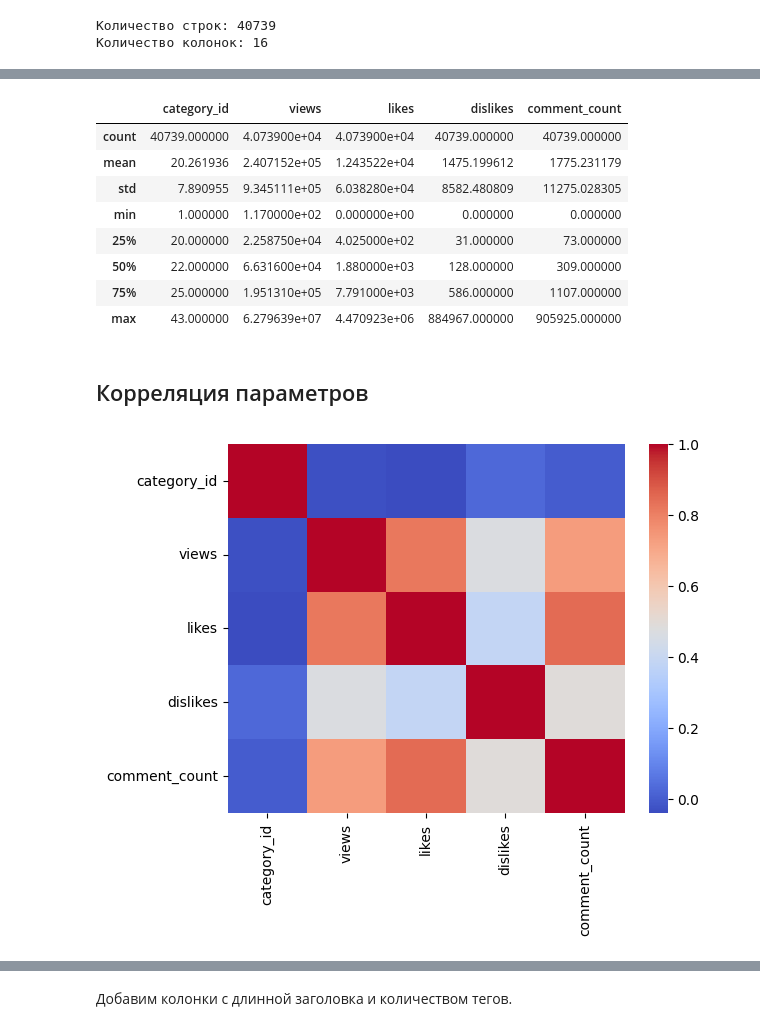
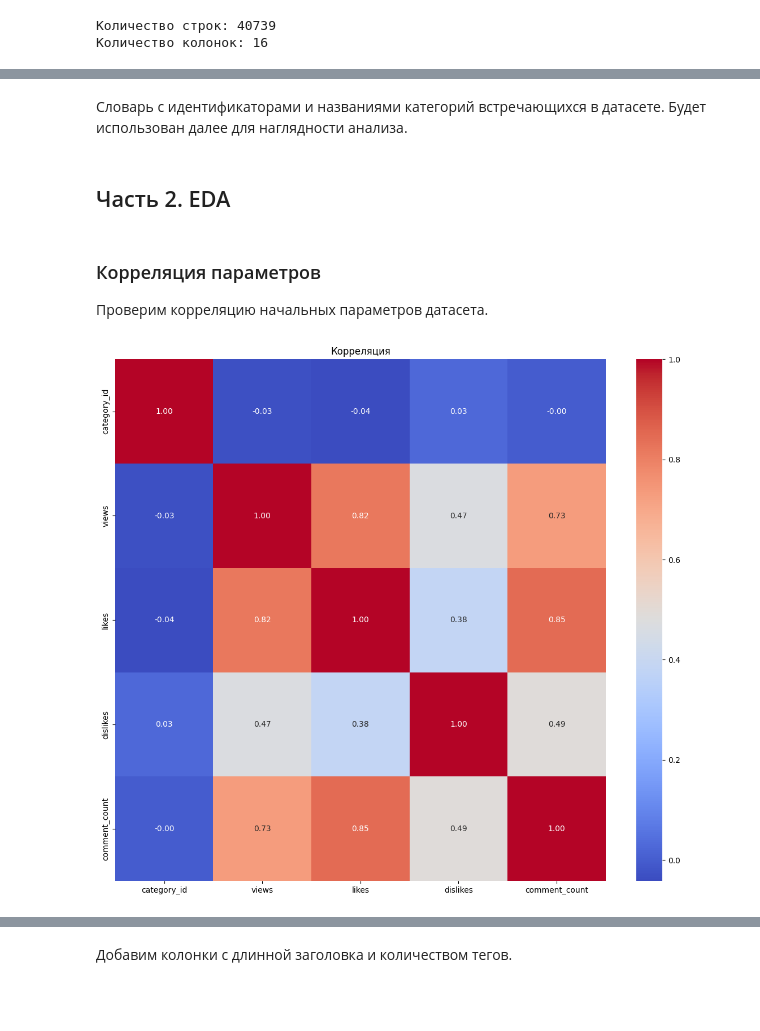
Before and after one commit to ChesanchesPt/Data-Science-proj, a Jupyter notebook: data-science-proj.ipynb, the cells around one changed output, grey strips where cells are left out. Cells and saved outputs as stored; diff of their text form; code cells hidden in the pictures; blank space fills up the shorter version.

```diff
--- a/data-science-proj.ipynb
+++ b/data-science-proj.ipynb
@@ -62,18 +62,8 @@ ratings_disabled - отключен\включен рейтинг.(bool)
 video_error_or_removed - ошибка или удаленно(bool)
 
 description - описание видео.(строка)
-# %%
-df.describe()
-# %% [output]
-|  | category_id | views | likes | dislikes | comment_count |
-| count | 40739.000000 | 4.073900e+04 | 4.073900e+04 | 40739.000000 | 40739.000000 |
-| mean | 20.261936 | 2.407152e+05 | 1.243522e+04 | 1475.199612 | 1775.231179 |
-| std | 7.890955 | 9.345111e+05 | 6.038280e+04 | 8582.480809 | 11275.028305 |
-| min | 1.000000 | 1.170000e+02 | 0.000000e+00 | 0.000000 | 0.000000 |
-| 25% | 20.000000 | 2.258750e+04 | 4.025000e+02 | 31.000000 | 73.000000 |
-| 50% | 22.000000 | 6.631600e+04 | 1.880000e+03 | 128.000000 | 309.000000 |
-| 75% | 25.000000 | 1.951310e+05 | 7.791000e+03 | 586.000000 | 1107.000000 |
-| max | 43.000000 | 6.279639e+07 | 4.470923e+06 | 884967.000000 | 905925.000000 |
+# %% [markdown]
+Словарь с идентификаторами и названиями категорий встречающихся в датасете. Будет использован далее для наглядности анализа.
 # %%
 category_names = {
     1: "Film & Animation",
@@ -94,12 +84,18 @@ category_names = {
     30: "Movies",
     43: "Shows"
 }
+# %% [markdown]
+## Часть 2. EDA
 # %% [markdown]
-## Корреляция параметров
+### Корреляция параметров
+Проверим корреляцию начальных параметров датасета.
 # %%
-num_columns = df.select_dtypes(include=['number'])
-correlation = num_columns.corr()
-sns.heatmap(correlation, cmap='coolwarm')
+numeric_df = df.select_dtypes(include=np.number)
+
+correlation_matrix = numeric_df.corr()
+plt.figure(figsize=(14, 12))
+sns.heatmap(correlation_matrix, annot=True, cmap='coolwarm', fmt='.2f')
+plt.title('Корреляция')
 plt.show()
 # %% [output]
-[figure, old version]
+[figure, new version]
```
Also changed, not shown: parts of 14 cells of this notebook.
